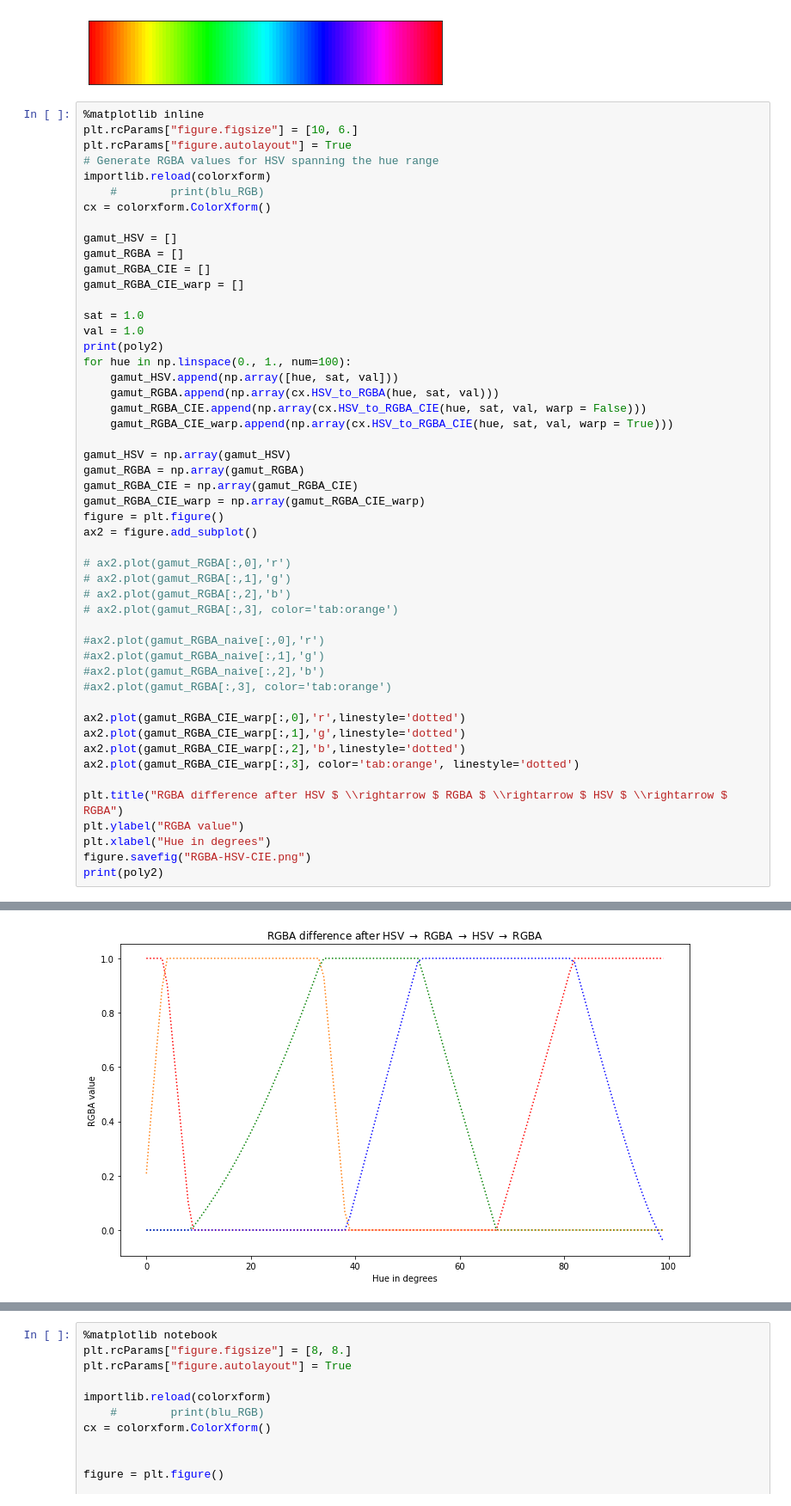
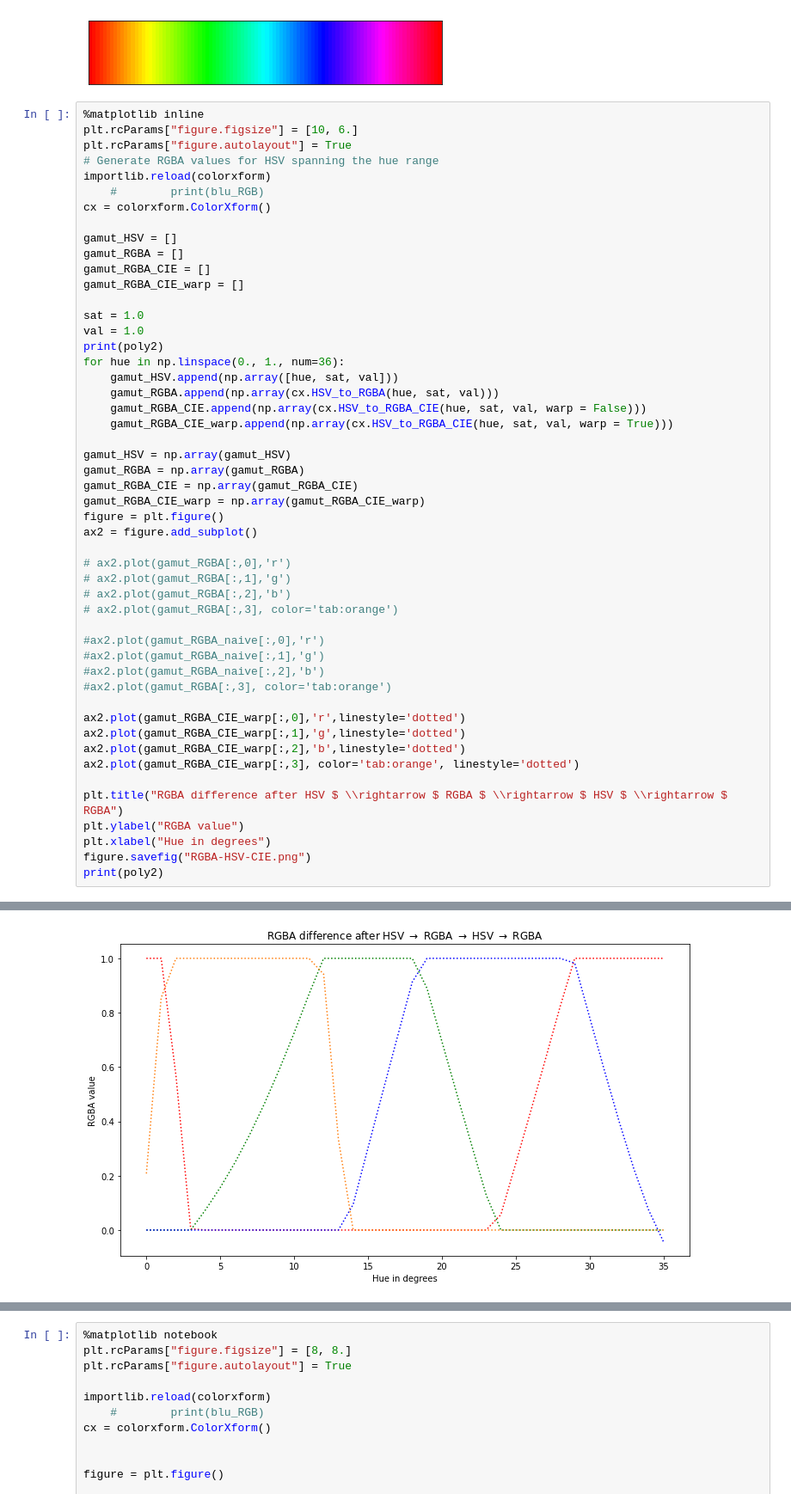
Before and after one commit to headrotor/colorxform, a Jupyter notebook: linearized_RGBA_to_hue.ipynb, the cells around one changed output, grey strips where cells are left out. Shown at 86% size. Cells and saved outputs as stored; diff of their text form.

```diff
--- a/linearized_RGBA_to_hue.ipynb
+++ b/linearized_RGBA_to_hue.ipynb
@@ -120,7 +120,7 @@ gamut_RGBA_CIE_warp = []
 sat = 1.0
 val = 1.0
 print(poly2)
-for hue in np.linspace(0., 1., num=100):
+for hue in np.linspace(0., 1., num=36):
     gamut_HSV.append(np.array([hue, sat, val]))
     gamut_RGBA.append(np.array(cx.HSV_to_RGBA(hue, sat, val)))
     gamut_RGBA_CIE.append(np.array(cx.HSV_to_RGBA_CIE(hue, sat, val, warp = False)))
@@ -161,4 +161,4 @@ print(poly2)
-[figure, old version]
+[figure, new version]
 # %%
 %matplotlib inline
 plt.rcParams["figure.figsize"] = [12, 8.]
```
Also changed, not shown: parts of 19 cells of this notebook.
